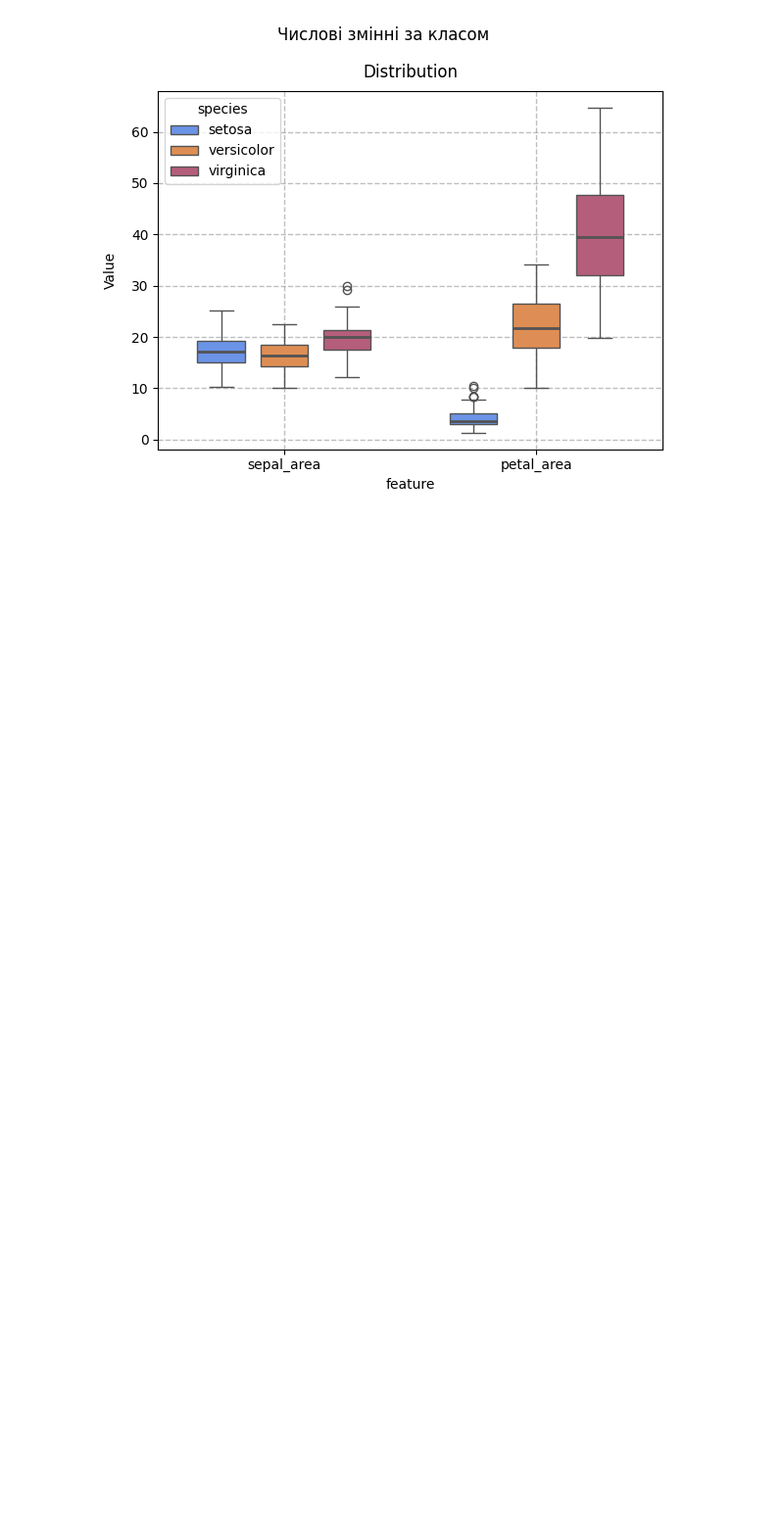
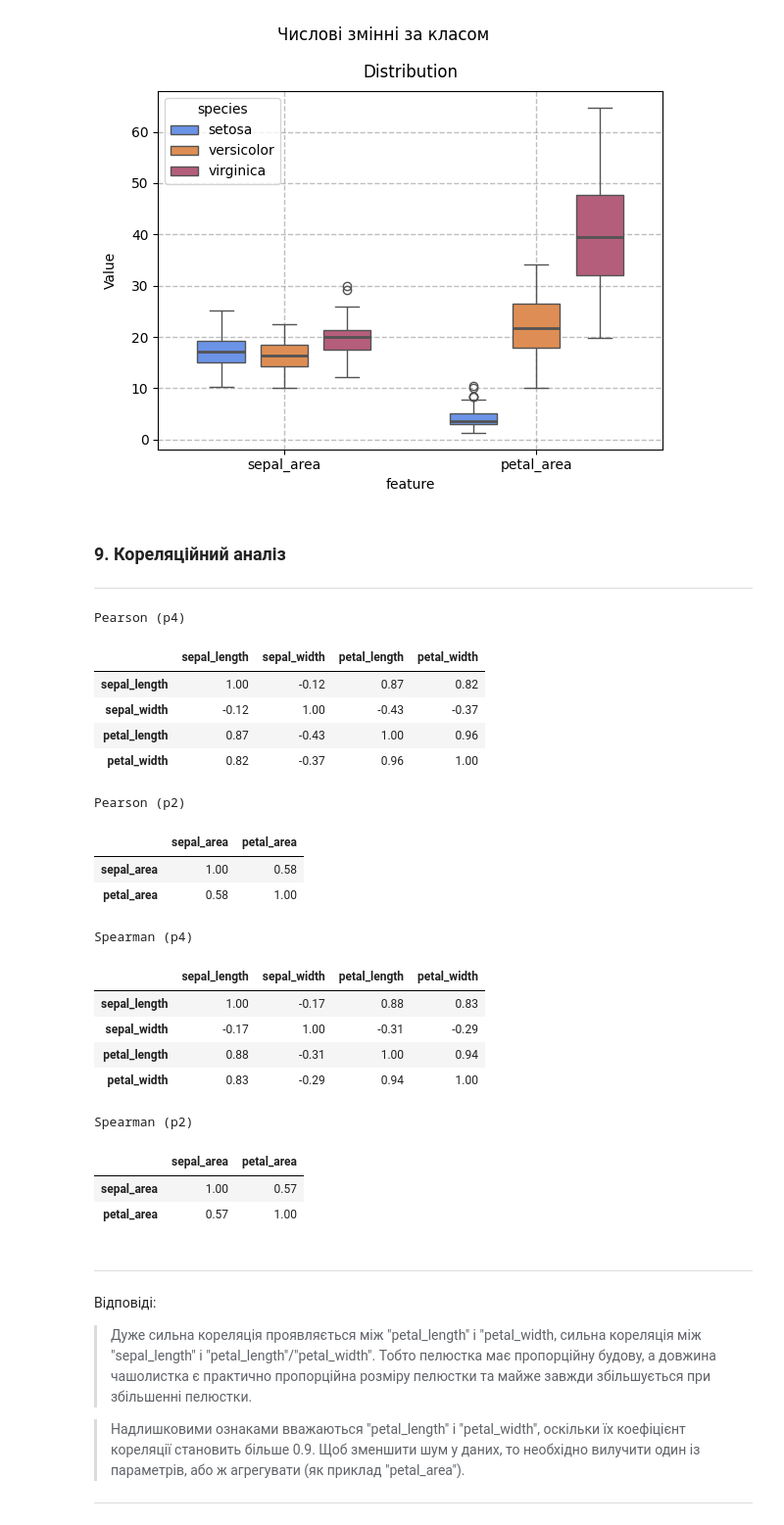
Before and after one commit to BogdanPinchuk/DataScience-PBY_HW9, a Jupyter notebook: Bohdan_Pinchuk_DS_HW9.ipynb, the cells around one changed output. Shown at 98% size. Saved outputs shown, nothing was run; the diff lists cells and outputs as text; code cells hidden in the pictures; blank space fills up the shorter version.

```diff
--- a/Bohdan_Pinchuk_DS_HW9.ipynb
+++ b/Bohdan_Pinchuk_DS_HW9.ipynb
@@ -1155,3 +1157,72 @@ plt.tight_layout()
 plt.show()
 # %% [output]
 [figure]
+# %%
+# 9. Кореляційний аналіз
+
+# Input data
+
+# Solution
+params_4_df = iris.drop(columns=[target_value])
+params_2_df = iris_area.drop(columns=[target_value])
+
+# Pearson
+pearson_matrix_p4 = params_4_df.corr(method='pearson').round(2)
+pearson_matrix_p2 = params_2_df.corr(method='pearson').round(2)
+# Spearman
+spearman_matrix_p4 = params_4_df.corr(method='spearman').round(2)
+spearman_matrix_p2 = params_2_df.corr(method='spearman').round(2)
+
+display(Markdown(f"""
+### 9. Кореляційний аналіз
+---
+"""))
+
+display(pearson_matrix_p4.style.set_caption("Pearson (p4)").format(precision=2))
+display(pearson_matrix_p2.style.set_caption("Pearson (p2)").format(precision=2))
+display(spearman_matrix_p4.style.set_caption("Spearman (p4)").format(precision=2))
+display(spearman_matrix_p2.style.set_caption("Spearman (p2)").format(precision=2))
+
+display(Markdown(f"""
+---
+Відповіді:
+> Дуже сильна кореляція проявляється між "petal_length" і "petal_width, сильна кореляція між "sepal_length" і "petal_length"/"petal_width". Тобто пелюстка має пропорційну будову, а довжина чашолистка є практично пропорційна розміру пелюстки та майже завжди збільшується при збільшенні пелюстки.
+
+> Надлишковими ознаками вважаються "petal_length" і "petal_width", оскільки їх коефіцієнт кореляції становить більше 0.9. Щоб зменшити шум у даних, то необхідно вилучити один із параметрів, або ж агрегувати (наприклад, "petal_area").
+
+> На графіках з агрегованими даними помітна помірна кореляція між "sepal_area" і "petal_area", тобто проявляється тенденція, що при збільшенні пелюстки й буде збільшуватися чашолисток. На даному графіку не помітні надлишкові ознаки.
+---
+"""))
+# %% [output]
+
+### 9. Кореляційний аналіз
+---
+Pearson (p4)
+|  | sepal_length | sepal_width | petal_length | petal_width |
+| sepal_length | 1.00 | -0.12 | 0.87 | 0.82 |
+| sepal_width | -0.12 | 1.00 | -0.43 | -0.37 |
+| petal_length | 0.87 | -0.43 | 1.00 | 0.96 |
+| petal_width | 0.82 | -0.37 | 0.96 | 1.00 |
+Pearson (p2)
+|  | sepal_area | petal_area |
+| sepal_area | 1.00 | 0.58 |
+| petal_area | 0.58 | 1.00 |
+Spearman (p4)
+|  | sepal_length | sepal_width | petal_length | petal_width |
+| sepal_length | 1.00 | -0.17 | 0.88 | 0.83 |
+| sepal_width | -0.17 | 1.00 | -0.31 | -0.29 |
+| petal_length | 0.88 | -0.31 | 1.00 | 0.94 |
+| petal_width | 0.83 | -0.29 | 0.94 | 1.00 |
+Spearman (p2)
+|  | sepal_area | petal_area |
+| sepal_area | 1.00 | 0.57 |
+| petal_area | 0.57 | 1.00 |
+
+---
+Відповіді:
+> Дуже сильна кореляція проявляється між "petal_length" і "petal_width, сильна кореляція між "sepal_length" і "petal_length"/"petal_width". Тобто пелюстка має пропорційну будову, а довжина чашолистка є практично пропорційна розміру пелюстки та майже завжди збільшується при збільшенні пелюстки.
+
+> Надлишковими ознаками вважаються "petal_length" і "petal_width", оскільки їх коефіцієнт кореляції становить більше 0.9. Щоб зменшити шум у даних, то необхідно вилучити один із параметрів, або ж агрегувати (як приклад "petal_area").
+
+>
+---
```
Also changed, not shown: parts of 3 cells of this notebook.
